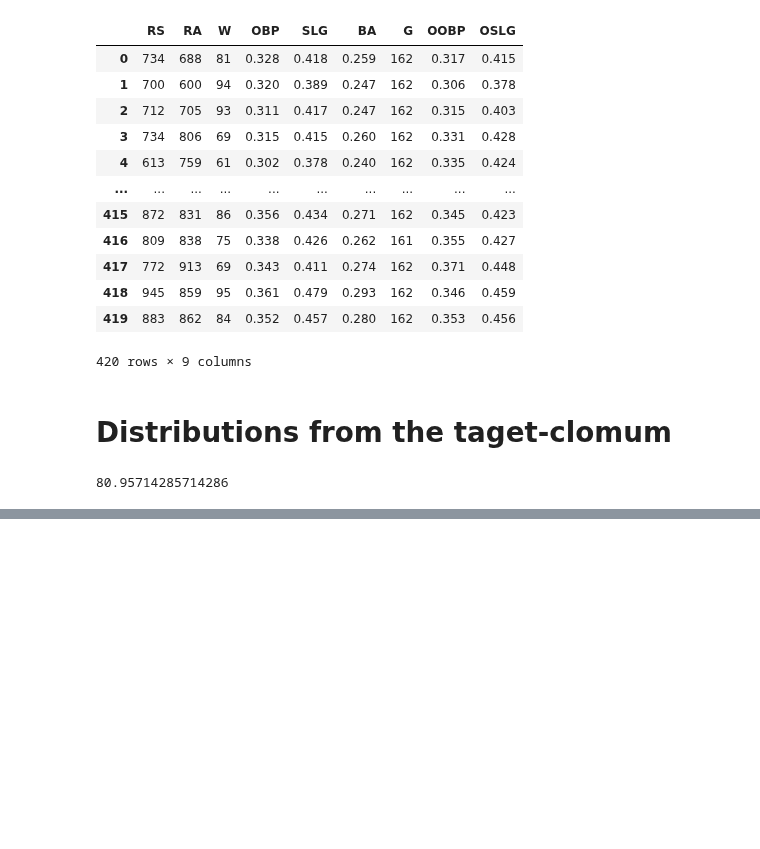
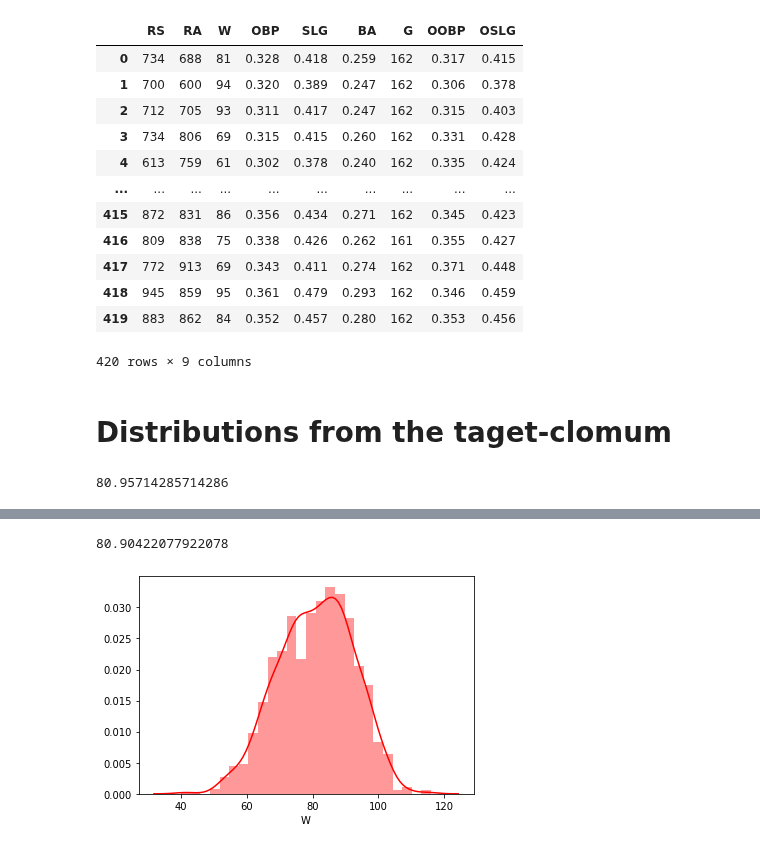
Before and after one commit to hitimr/ML_2020, a Jupyter notebook: Ex2/Moneyball/moneyball_exploration.ipynb, the cells around one changed output, grey strips where cells are left out. Cells and saved outputs as stored; diff of their text form; code cells hidden in the pictures; blank space fills up the shorter version.

```diff
--- a/Ex2/Moneyball/moneyball_exploration.ipynb
+++ b/Ex2/Moneyball/moneyball_exploration.ipynb
@@ -194,0 +202,7 @@ np.mean(df_prep_nomiss["W"])
+# %%
+print(np.mean(df_prep_mean["W"]))
+sns.distplot(df_prep_mean["W"], color="red")
+plt.savefig("out/explornation/mean.pdf")
+# %% [output]
+80.90422077922078
+[figure, added]
```
Also changed, not shown: parts of 3 cells of this notebook, 10 other files.
